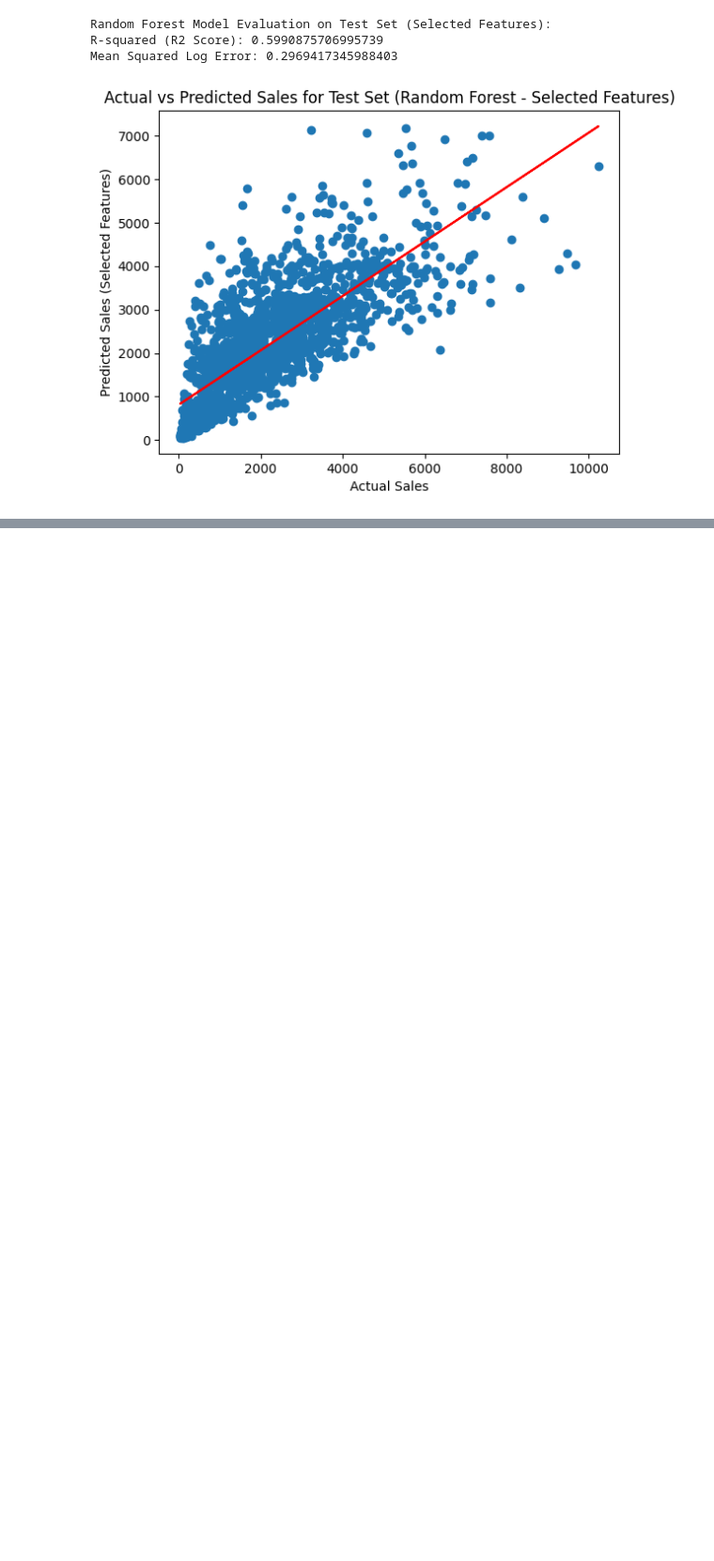
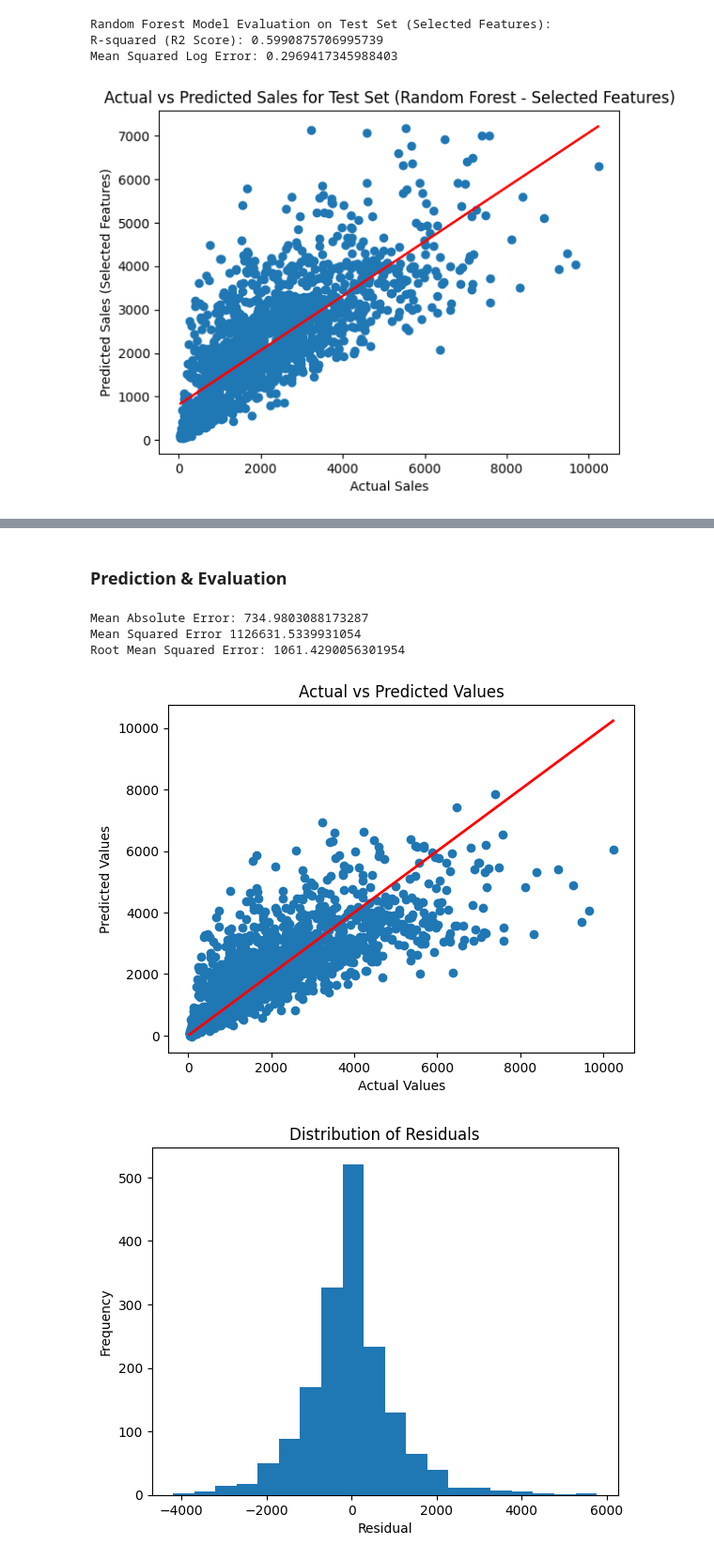
Before and after one commit to babutabhavya/big-mart-sales-prediction, a Jupyter notebook: main.ipynb, the cells around one changed output, grey strips where cells are left out. Shown at 94% size. Drawn from its saved outputs; the diff is of its cells as text; code cells hidden in the pictures; blank space fills up the shorter version.

Commit message:
started on the XGBoostRegressor and Neural Networks, trained the models , made predictions and evaluations

```diff
--- a/main.ipynb
+++ b/main.ipynb
@@ -663,0 +676,9 @@ Mean Squared Log Error: 0.2969417345988403
+# %%
+dtrain = DMatrix(X_train, label=y_train)
+dtest = DMatrix(X_test, label=y_test)
+
+eval_data = [(dtrain, 'train'), (dtest, 'eval')]
+
+
+params = {'objective':'reg:squarederror', 'learning_rate':0.1}
+model = train(params, dtrain, num_boost_round=100, evals=eval_data)
@@ -663,0 +703,39 @@ Mean Squared Log Error: 0.2969417345988403
+# %% [markdown]
+### Prediction & Evaluation
+# %%
+predictions = model.predict(dtest)
+
+
+# Calculate MAE
+mae = mean_absolute_error(y_test, predictions)
+print(f"Mean Absolute Error: {mae}")
+
+# Calculate MSE
+mse = mean_squared_error(y_test, predictions)
+print(f'Mean Squared Error {mse}')
+
+# Calculate RMSE
+rmse = mean_squared_error(y_test, predictions, squared=False)
+print(f"Root Mean Squared Error: {rmse}")
+
+
+
+plt.scatter(y_test, predictions)
+plt.plot([y_test.min(), y_test.max()], [y_test.min(), y_test.max()], color='red', linewidth=2)
+plt.xlabel('Actual Values')
+plt.ylabel('Predicted Values')
+plt.title('Actual vs Predicted Values')
+plt.show()
+
+
+plt.hist(y_test - predictions, bins=20)
+plt.xlabel('Residual')
+plt.ylabel('Frequency')
+plt.title('Distribution of Residuals')
+plt.show()
+# %% [output]
+Mean Absolute Error: 734.9803088173287
+Mean Squared Error 1126631.5339931054
+Root Mean Squared Error: 1061.4290056301954
+[figure, added]
+[figure, added]
```
Also changed, not shown: parts of 40 cells of this notebook, 3 other files.
